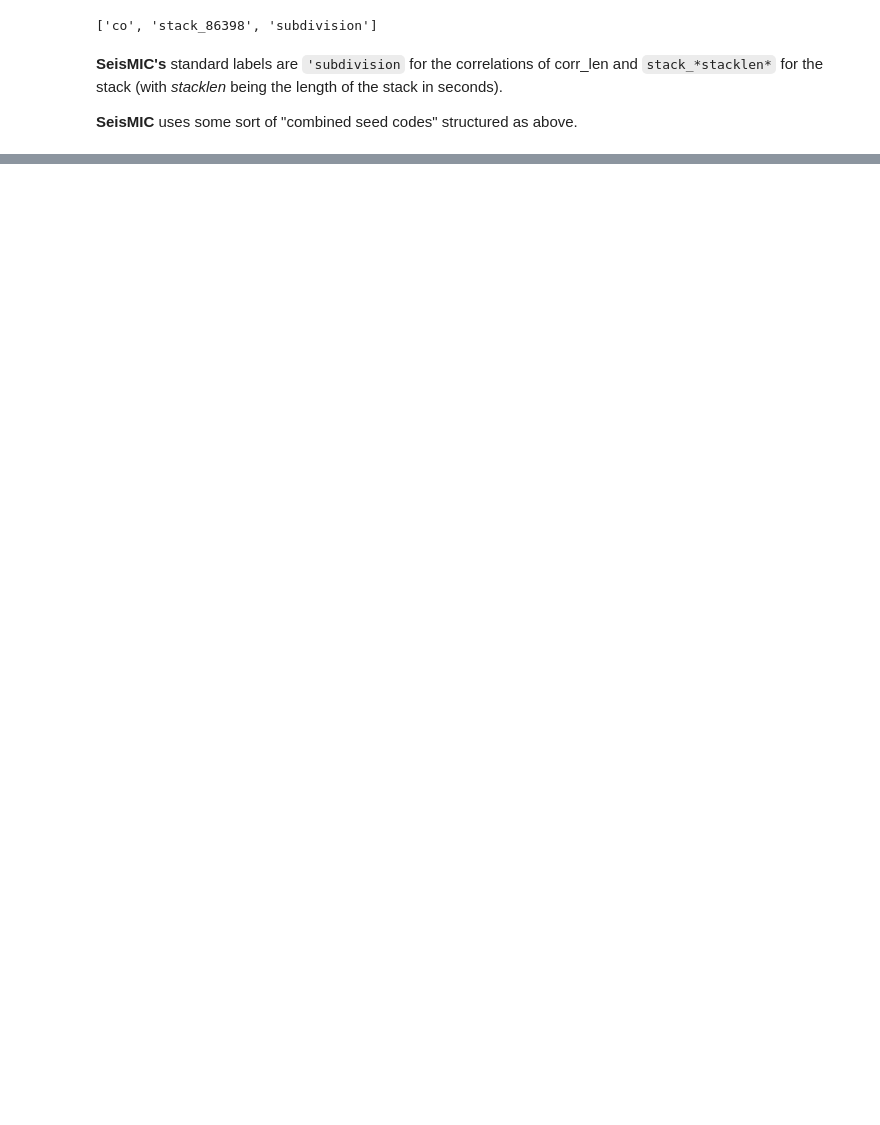
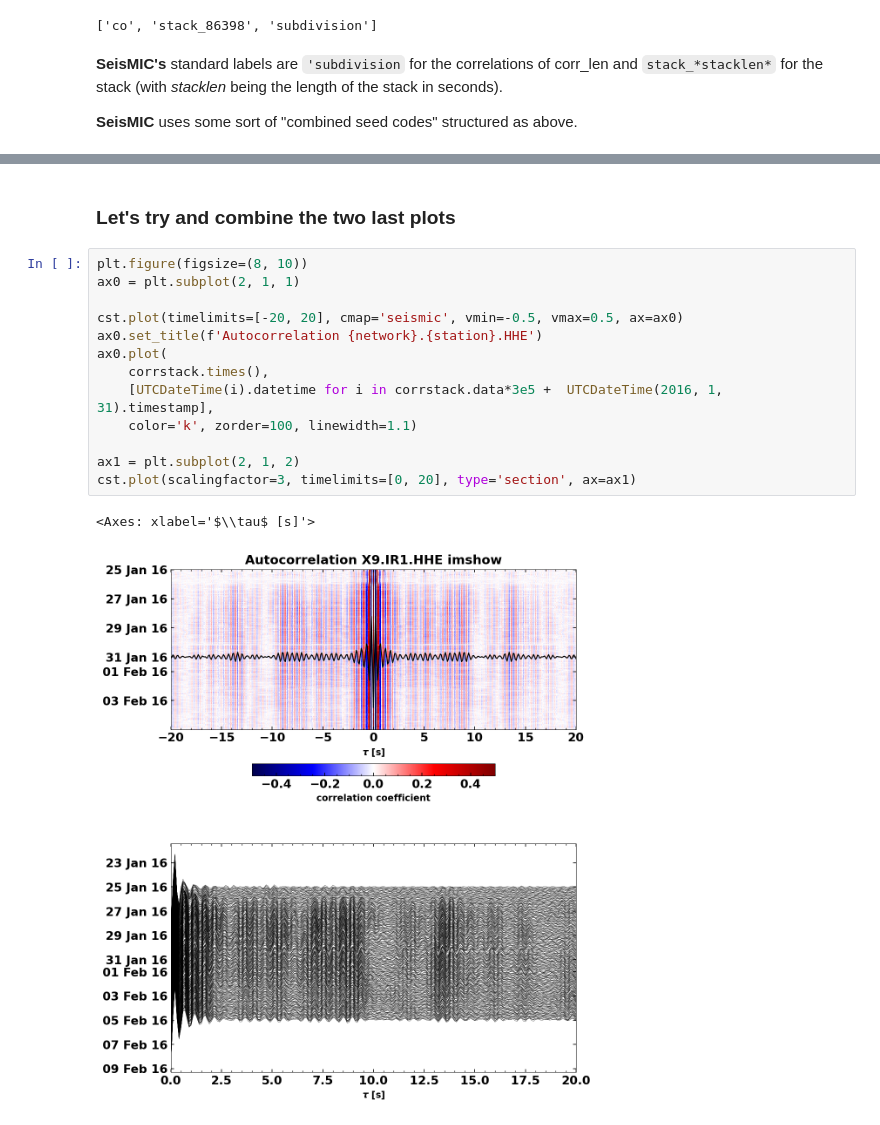
Before and after one commit to PeterMakus/SeisMIC, a Jupyter notebook: examples/tutorial.ipynb, the cells around one changed output, grey strips where cells are left out. Saved outputs shown, nothing was run; the diff lists cells and outputs as text; blank space fills up the shorter version.

```diff
--- a/examples/tutorial.ipynb
+++ b/examples/tutorial.ipynb
@@ -196,0 +207,18 @@ Similarly to the Correlation we can start the monitor via a simple script:
+# %% [markdown]
+### Let's try and combine the two last plots
+# %%
+plt.figure(figsize=(8, 10))
+ax0 = plt.subplot(2, 1, 1)
+
+cst.plot(timelimits=[-20, 20], cmap='seismic', vmin=-0.5, vmax=0.5, ax=ax0)
+ax0.set_title(f'Autocorrelation {network}.{station}.HHE')
+ax0.plot(
+    corrstack.times(),
+    [UTCDateTime(i).datetime for i in corrstack.data*3e5 +  UTCDateTime(2016, 1, 31).timestamp],
+    color='k', zorder=100, linewidth=1.1)
+
+ax1 = plt.subplot(2, 1, 2)
+cst.plot(scalingfactor=3, timelimits=[0, 20], type='section', ax=ax1)
+# %% [output]
+<Axes: xlabel='$\\tau$ [s]'>
+[figure, added]
```
Also changed, not shown: parts of 29 cells of this notebook, 1 other file.
